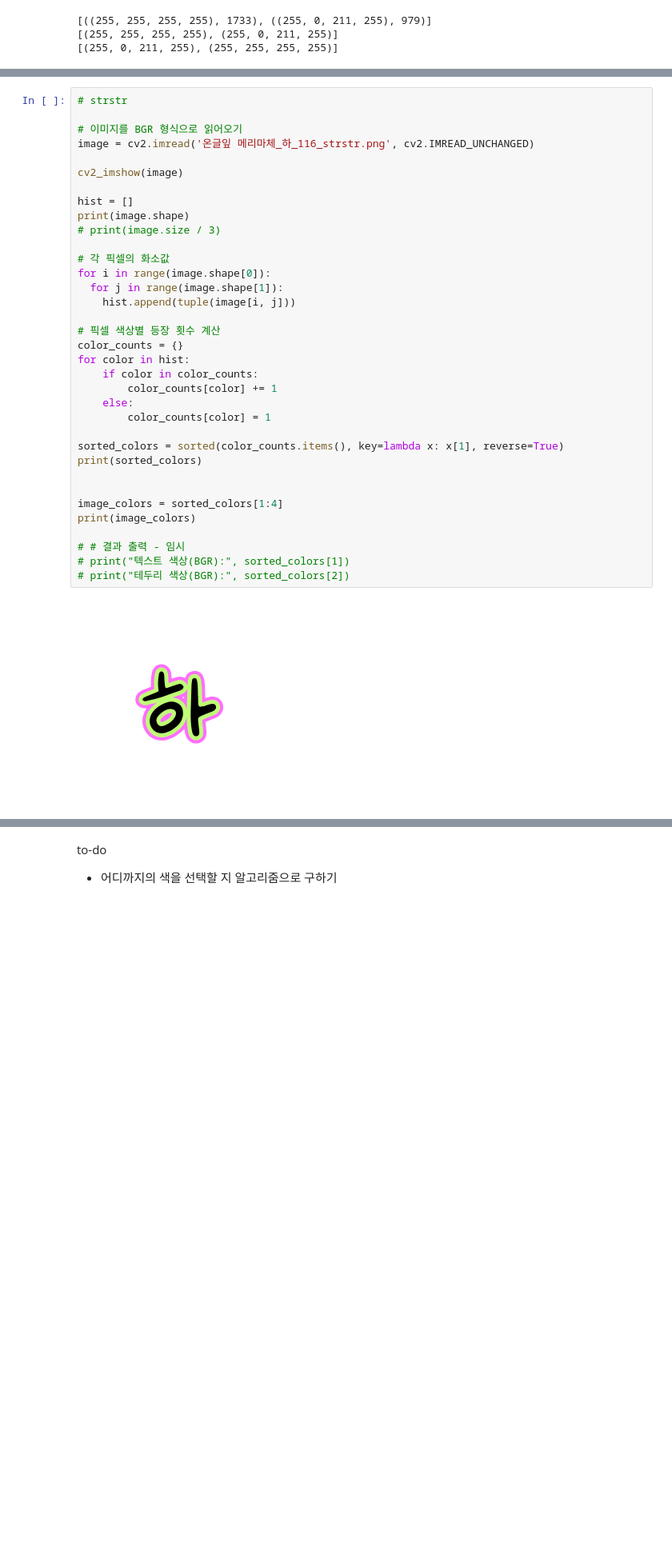
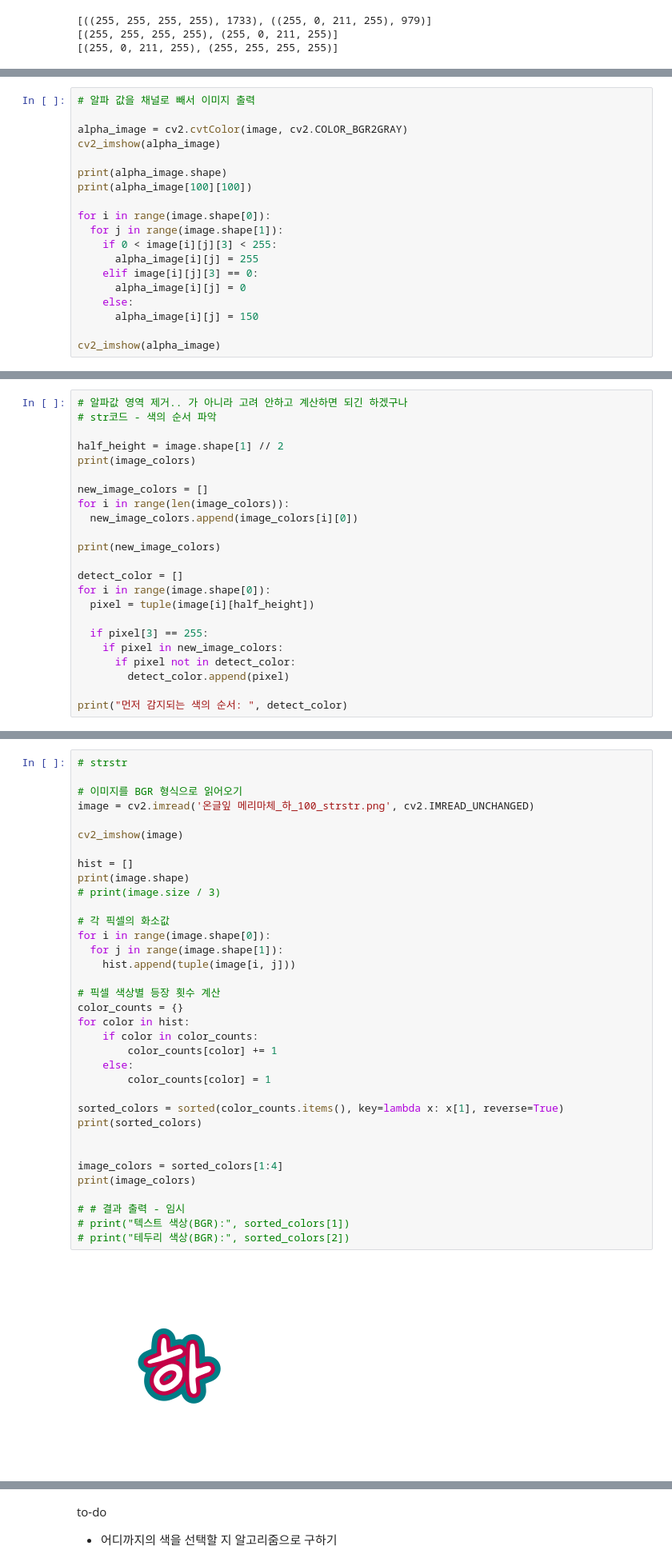
Before and after one commit to min02choi/Style-Color-Detect, a Jupyter notebook: color_detect.ipynb, the cells around one changed output, grey strips where cells are left out. Shown at 80% size. Drawn from its saved outputs; the diff is of its cells as text; blank space fills up the shorter version.

```diff
--- a/color_detect.ipynb
+++ b/color_detect.ipynb
@@ -451,0 +642,19 @@ print(image_colors)
+# %%
+# 알파 값을 채널로 빼서 이미지 출력
+
+alpha_image = cv2.cvtColor(image, cv2.COLOR_BGR2GRAY)
+cv2_imshow(alpha_image)
+
+print(alpha_image.shape)
+print(alpha_image[100][100])
+
+for i in range(image.shape[0]):
+  for j in range(image.shape[1]):
+    if 0 < image[i][j][3] < 255:
+      alpha_image[i][j] = 255
+    elif image[i][j][3] == 0:
+      alpha_image[i][j] = 0
+    else:
+      alpha_image[i][j] = 150
+
+cv2_imshow(alpha_image)
@@ -451,0 +698,23 @@ print(image_colors)
+# %%
+# 알파값 영역 제거.. 가 아니라 고려 안하고 계산하면 되긴 하겠구나
+# str코드 - 색의 순서 파악
+
+half_height = image.shape[1] // 2
+print(image_colors)
+
+new_image_colors = []
+for i in range(len(image_colors)):
+  new_image_colors.append(image_colors[i][0])
+
+print(new_image_colors)
+
+detect_color = []
+for i in range(image.shape[0]):
+  pixel = tuple(image[i][half_height])
+
+  if pixel[3] == 255:
+    if pixel in new_image_colors:
+      if pixel not in detect_color:
+        detect_color.append(pixel)
+
+print("먼저 감지되는 색의 순서: ", detect_color)
@@ -453,37 +738,37 @@ print(image_colors)
 # strstr
 
 # 이미지를 BGR 형식으로 읽어오기
-image = cv2.imread('온글잎 메리마체_하_116_strstr.png', cv2.IMREAD_UNCHANGED)
+image = cv2.imread('온글잎 메리마체_하_100_strstr.png', cv2.IMREAD_UNCHANGED)
 
 cv2_imshow(image)
 
 hist = []
 print(image.shape)
 # print(image.size / 3)
 
 # 각 픽셀의 화소값
 for i in range(image.shape[0]):
   for j in range(image.shape[1]):
     hist.append(tuple(image[i, j]))
 
 # 픽셀 색상별 등장 횟수 계산
 color_counts = {}
 for color in hist:
     if color in color_counts:
         color_counts[color] += 1
     else:
         color_counts[color] = 1
 
 sorted_colors = sorted(color_counts.items(), key=lambda x: x[1], reverse=True)
 print(sorted_colors)
 
 
 image_colors = sorted_colors[1:4]
 print(image_colors)
 
 # # 결과 출력 - 임시
 # print("텍스트 색상(BGR):", sorted_colors[1])
 # print("테두리 색상(BGR):", sorted_colors[2])
 # %% [output]
-[figure, old version]
+[figure, new version]
 (256, 256, 4)
```
Also changed, not shown: parts of 30 cells of this notebook.
